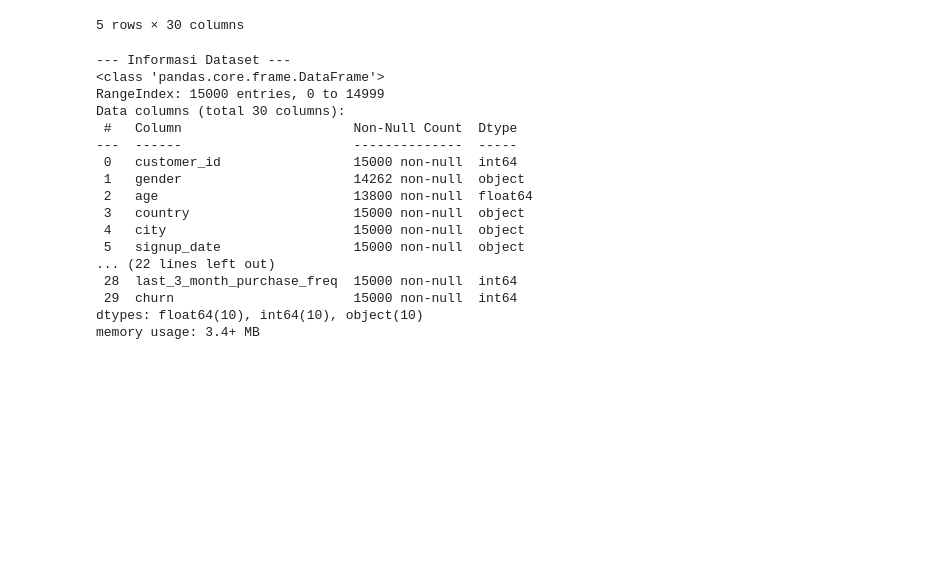
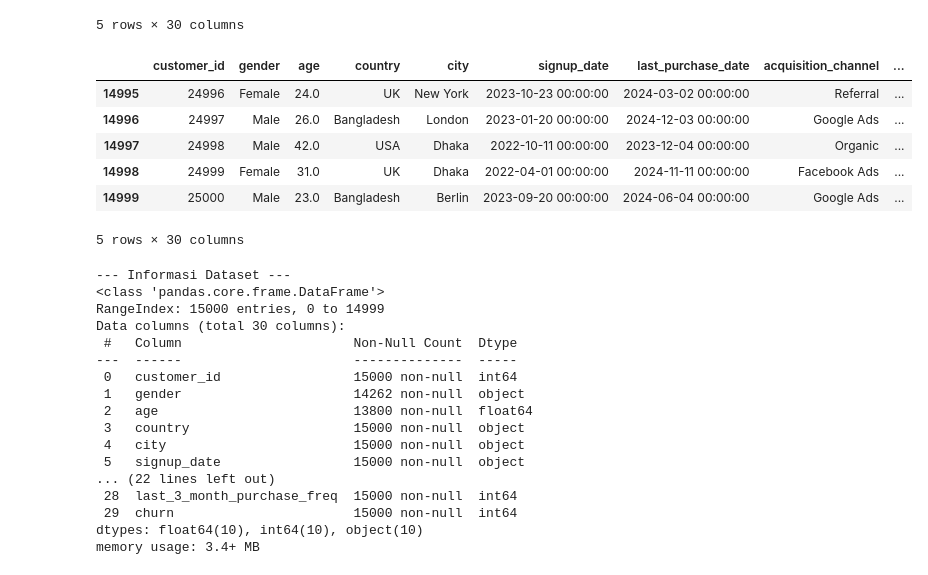
Before and after one commit to dafaisaa/UAS-BengkelKoding-A11.2023.14951, a Jupyter notebook: UAS_A11_2023_14951.ipynb, the cells around one changed output. Drawn from its saved outputs; the diff is of its cells as text; code cells hidden in the pictures; blank space fills up the shorter version.

```diff
--- a/UAS_A11_2023_14951.ipynb
+++ b/UAS_A11_2023_14951.ipynb
@@ -29,6 +31,16 @@ display(df.head())
 | 3 | 10004 | Female | 36.0 | India | Mumbai | 2024-01-28 00:00:00 | 2023-05-20 00:00:00 | Facebook Ads | ... |
 | 4 | 10005 | Male | 29.0 | USA | Hamburg | 2023-07-21 00:00:00 | 2024-04-07 00:00:00 | Referral | ... |
 5 rows × 30 columns
+# %%
+display(df.tail())
+# %% [output]
+|  | customer_id | gender | age | country | city | signup_date | last_purchase_date | acquisition_channel | ... |
+| 14995 | 24996 | Female | 24.0 | UK | New York | 2023-10-23 00:00:00 | 2024-03-02 00:00:00 | Referral | ... |
+| 14996 | 24997 | Male | 26.0 | Bangladesh | London | 2023-01-20 00:00:00 | 2024-12-03 00:00:00 | Google Ads | ... |
+| 14997 | 24998 | Male | 42.0 | USA | Dhaka | 2022-10-11 00:00:00 | 2023-12-04 00:00:00 | Organic | ... |
+| 14998 | 24999 | Female | 31.0 | UK | Dhaka | 2022-04-01 00:00:00 | 2024-11-11 00:00:00 | Facebook Ads | ... |
+| 14999 | 25000 | Male | 23.0 | Bangladesh | Berlin | 2023-09-20 00:00:00 | 2024-06-04 00:00:00 | Google Ads | ... |
+5 rows × 30 columns
 # %%
 # Menampilkan informasi dataset (tipe data dan jumlah baris)
 print("\n--- Informasi Dataset ---")
```
Also changed, not shown: parts of 7 cells of this notebook.
